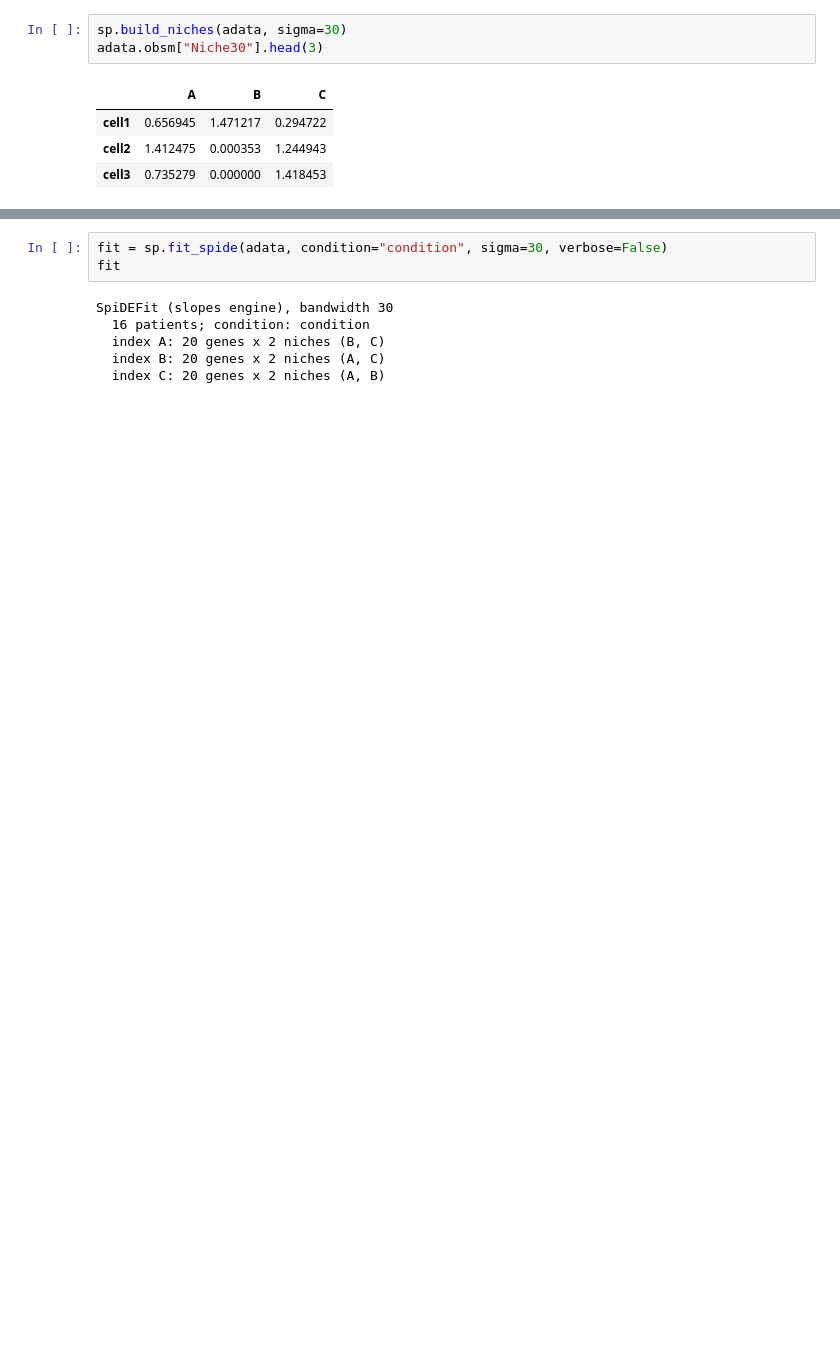
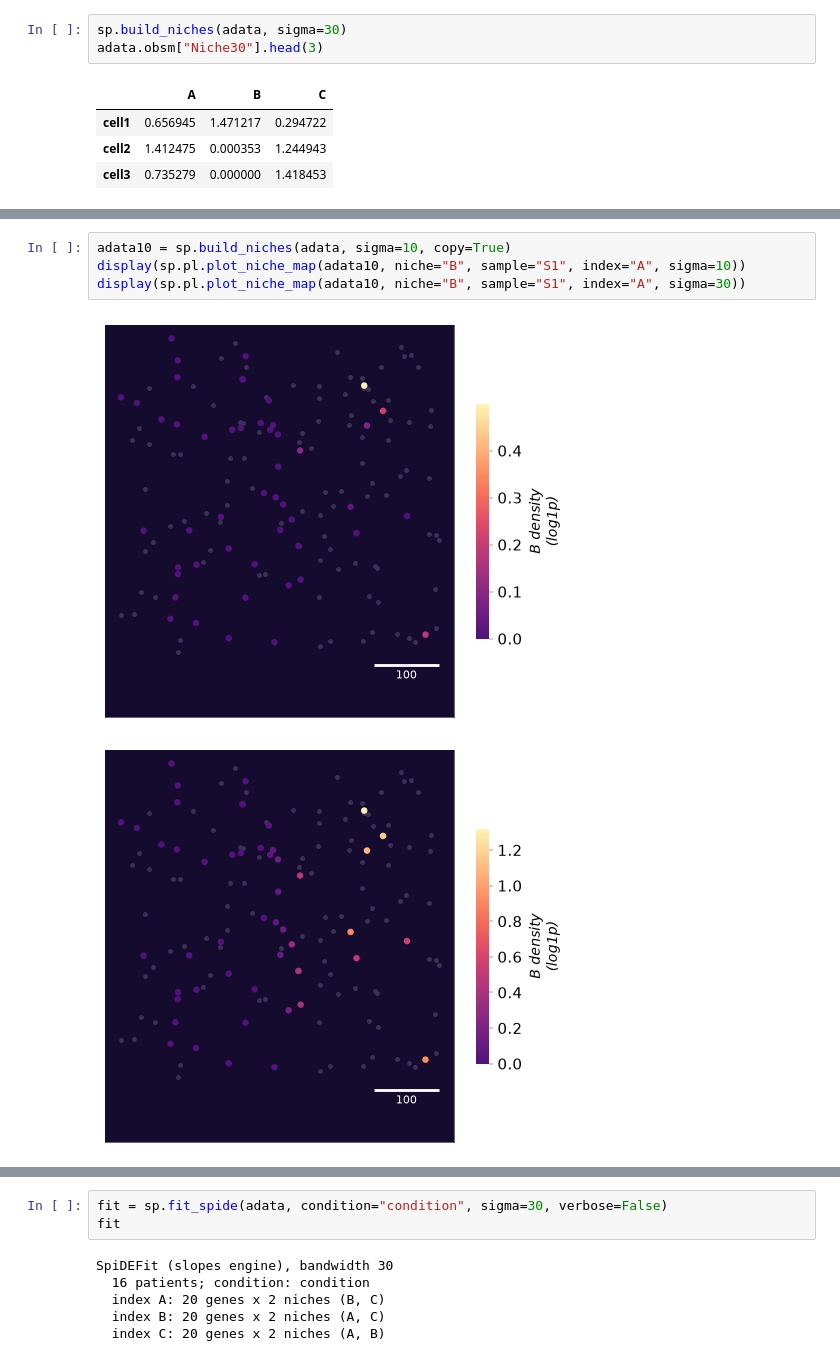
Before and after one commit to BhuvaLab/spidepy, a Jupyter notebook: docs/tutorial.ipynb, the cells around one changed output, grey strips where cells are left out. Saved outputs shown, nothing was run; the diff lists cells and outputs as text; blank space fills up the shorter version.

```diff
--- a/docs/tutorial.ipynb
+++ b/docs/tutorial.ipynb
@@ -91,0 +95,7 @@ adata.obsm["Niche30"].head(3)
+# %%
+adata10 = sp.build_niches(adata, sigma=10, copy=True)
+display(sp.pl.plot_niche_map(adata10, niche="B", sample="S1", index="A", sigma=10))
+display(sp.pl.plot_niche_map(adata10, niche="B", sample="S1", index="A", sigma=30))
+# %% [output]
+[figure, added]
+[figure, added]
```
Also changed, not shown: parts of 44 cells of this notebook, 6 other files.
